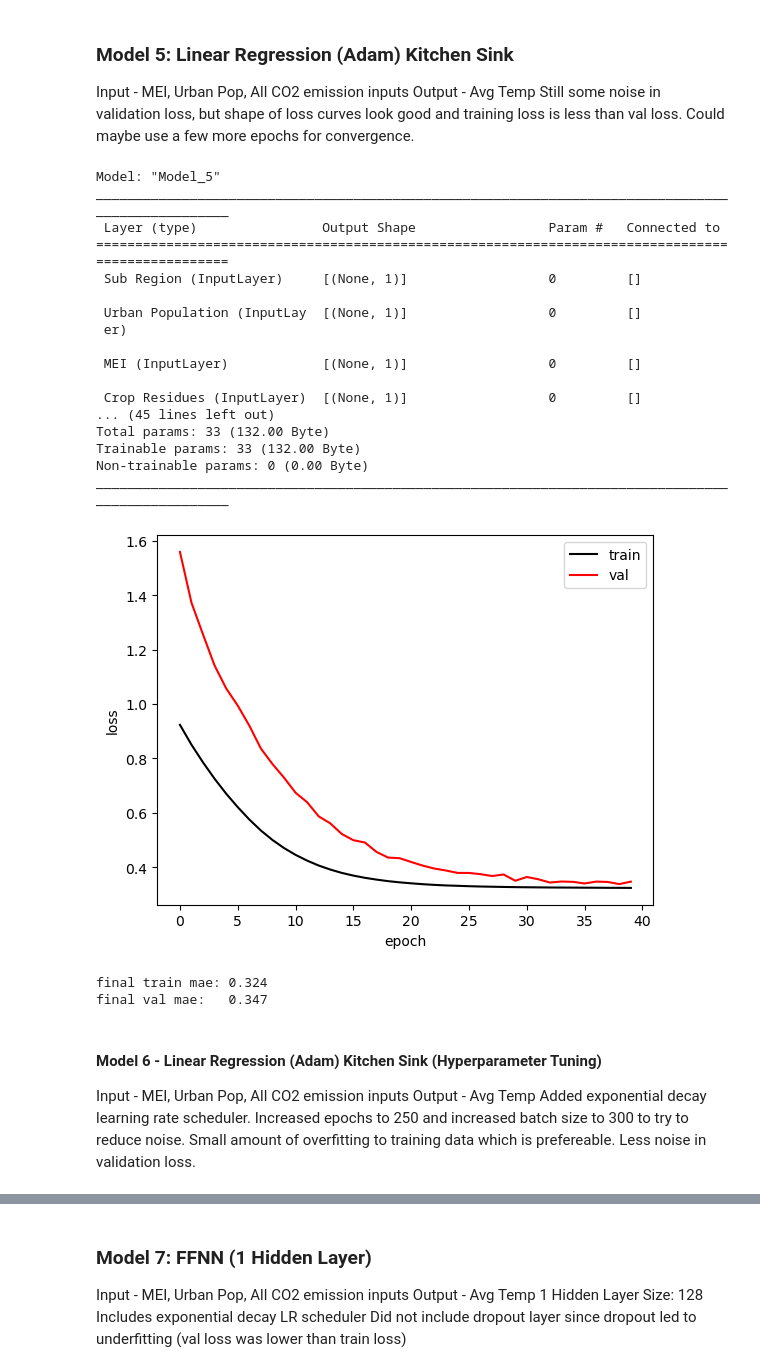
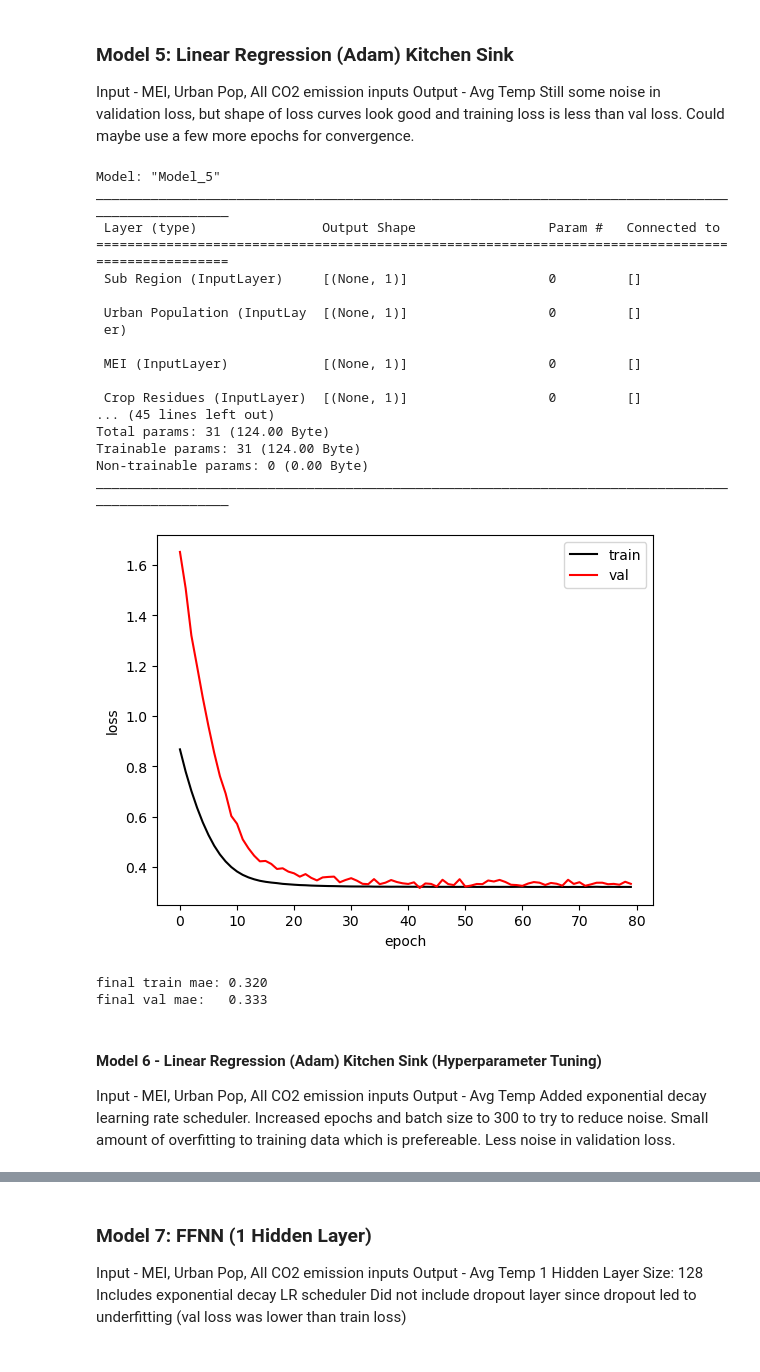
Before and after one commit to fayesimone/agriculture_emissions_prediction, a Jupyter notebook: Model_Building.ipynb, the cells around one changed output, grey strips where cells are left out. Cells and saved outputs as stored; diff of their text form; code cells hidden in the pictures.

```diff
--- a/Model_Building.ipynb
+++ b/Model_Building.ipynb
@@ -219,18 +213,18 @@ def build_model():
 
   return model
 # %%
-model = build_model()
-model.summary()
+model_3 = build_model_3()
+model_3.summary()
 
-history = model.fit(
+history = model_3.fit(
   x=x_train[['cum_sum_total_emission']],
   y=Y_train[['average_temperature_°c']],
-  epochs=20,
-  batch_size=256,
+  epochs=80,
+  batch_size=100,
   validation_data=(
       x_val[['cum_sum_total_emission']],
       Y_val[['average_temperature_°c']]),
-  verbose=True)
+  verbose=False)
 
 show_history(history)
 # %% [output]
@@ -284,24 +275,24 @@ def build_model():
 
   return model
 # %%
-model = build_model()
-model.summary()
+model_4 = build_model_4()
+model_4.summary()
 
-history = model.fit(
+history = model_4.fit(
   x={
       'Cum Sum Total Emissions': x_train[['cum_sum_total_emission']],
       'Urban Population': x_train[['log_urban_population']]
     },
   y=Y_train[['average_temperature_°c']],
-  epochs=20,
-  batch_size=256,
+  epochs=80,
+  batch_size=100,
   validation_data=(
       {
       'Cum Sum Total Emissions': x_val[['cum_sum_total_emission']],
       'Urban Population': x_val[['log_urban_population']]
     },
       Y_val[['average_temperature_°c']]),
-  verbose=True)
+  verbose=False)
 
 show_history(history)
 # %% [output]
@@ -332,7 +323,7 @@ final val mae:   0.628
 </br>Output - Avg Temp
 </br>Still some noise in validation loss, but shape of loss curves look good and training loss is less than val loss. Could maybe use a few more epochs for convergence.
 # %%
-def build_model():
+def build_model_5():
   # Clear session and remove randomness.
   tf.keras.backend.clear_session()
   tf.random.set_seed(0)
@@ -357,8 +348,7 @@ def build_model():
                                                            'Australia and New Zealand', 'Western Europe',
                                                            'Western Asia','Northern America', 'South-eastern Asia',
                                                            'Eastern Europe','Northern Europe', 'Eastern Asia',
-                                                           'Eastern Asia', 'Melanesia','Micronesia', 'Western Europe',
-                                                           'Central Asia'],
+                                                           'Melanesia','Micronesia', 'Central Asia'],
                                                output_mode='one_hot')(sub_region)
 
   features = tf.keras.layers.Concatenate()([urban_pop,
@@ -400,10 +390,10 @@ def build_model():
 
   return model
 # %%
-model = build_model()
-model.summary()
+model_5 = build_model_5()
+model_5.summary()
 
-history = model.fit(
+history = model_5.fit(
   x={
       'Urban Population': x_train[['urban_population']],
       'MEI': x_train[['mei']],
@@ -420,8 +410,8 @@ history = model.fit(
       'Sub Region': x_train[['sub-region']]
     },
   y=Y_train[['average_temperature_°c']],
-  epochs=40,
-  batch_size=128,
+  epochs=80,
+  batch_size=100,
   validation_data=(
       {
       'Urban Population': x_val[['urban_population']],
@@ -431,42 +421,42 @@ history = model.fit(
       'Drained Organic Soils CO2': x_val[['cum_sum_log_drained_organic_soils_co2']],
       'Net Forest Conversion': x_val[['cum_sum_log_net_forest_conversion']],
       'Fires': x_val[['cum_sum_log_fires']],
       'Manure Management': x_val[['cum_sum_log_manure_mgmt']],
       'Food Systems': x_val[['cum_sum_log_food_systems']],
       'IPPU Total': x_val[['cum_sum_log_ippu_tot']],
       'On Farm Energy Use': x_val[['cum_sum_log_on_farm_energy_use']],
       'Forestland': x_val[['cum_sum_forestland']],
       'Sub Region': x_val[['sub-region']]
       },
       Y_val[['average_temperature_°c']]),
   verbose=0)
 
 show_history(history)
 # %% [output]
 Model: "Model_5"
 __________________________________________________________________________________________________
  Layer (type)                Output Shape                 Param #   Connected to
 ==================================================================================================
  Sub Region (InputLayer)     [(None, 1)]                  0         []
 
  Urban Population (InputLay  [(None, 1)]                  0         []
  er)
 
  MEI (InputLayer)            [(None, 1)]                  0         []
 
  Crop Residues (InputLayer)  [(None, 1)]                  0         []
 ... (45 lines left out)
-Total params: 33 (132.00 Byte)
-Trainable params: 33 (132.00 Byte)
+Total params: 31 (124.00 Byte)
+Trainable params: 31 (124.00 Byte)
 Non-trainable params: 0 (0.00 Byte)
 __________________________________________________________________________________________________
-[figure, old version]
+[figure, new version]
-final train mae: 0.324
-final val mae:   0.347
+final train mae: 0.320
+final val mae:   0.333
 # %% [markdown]
 #### Model 6 - Linear Regression (Adam) Kitchen Sink (Hyperparameter Tuning)
 
 </br> Input - MEI, Urban Pop, All CO2 emission inputs
 </br>Output - Avg Temp
-</br>Added exponential decay learning rate scheduler. Increased epochs to 250 and increased batch size to 300 to try to reduce noise. Small amount of overfitting to training data which is prefereable. Less noise in validation loss.
+</br>Added exponential decay learning rate scheduler. Increased epochs and batch size to 300 to try to reduce noise. Small amount of overfitting to training data which is prefereable. Less noise in validation loss.
 # %%
```
Also changed, not shown: parts of 22 cells of this notebook, 2 other files.
